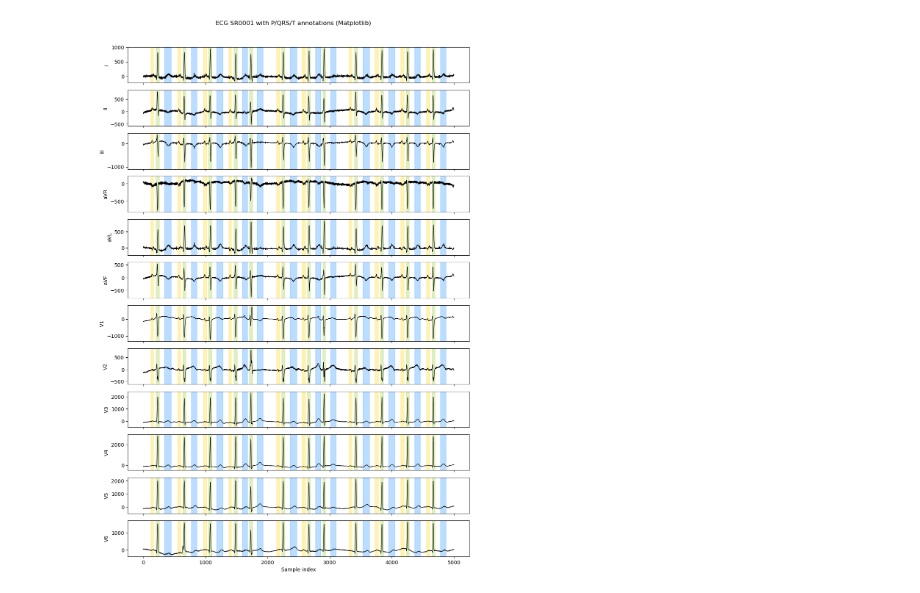
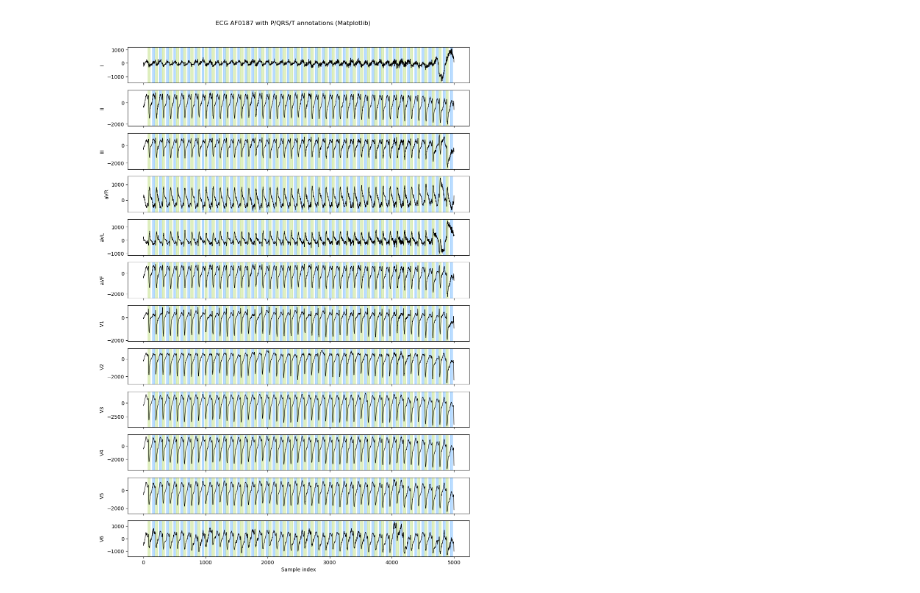
Before and after one commit to orizarchi369/ecg_delineation, a Jupyter notebook: notebooks/Plot_12leads.ipynb, the cells around one changed output. Saved outputs shown, nothing was run; the diff lists cells and outputs as text; code cells hidden in the pictures.

```diff
--- a/notebooks/Plot_12leads.ipynb
+++ b/notebooks/Plot_12leads.ipynb
@@ -21,36 +21,36 @@ def plot_ecg_all_leads(record_id, data_dir_csv, data_dir_ann):
     fig, axes = plt.subplots(12, 1, figsize=(12, 18), sharex=True)
 
     for i, lead in enumerate(leads):
         axes[i].plot(sig[i], linewidth=0.8, color="black")
         axes[i].set_ylabel(lead)
 
         suffix = lead_to_suffix[lead]
         anno_file = os.path.join(data_dir_ann, f"{record_id}.{suffix}.txt")
 
         if os.path.exists(anno_file):
             anno = pd.read_csv(
                 anno_file, skiprows=1, header=None,
                 names=["type", "start", "end"],
-                dtype={"type": int, "start": int, "end": int}
+                #dtype={"type": int, "start": int, "end": int}
             )
             colors = {0: "#FFD700", 1: "#9ACD32", 2: "#1E90FF"}
             for _, row in anno.iterrows():
                 axes[i].axvspan(row["start"], row["end"],
                                 alpha=0.3, color=colors.get(row["type"], "gray"))
 
     plt.suptitle(f"ECG {record_id} with P/QRS/T annotations (Matplotlib)", y=0.92)
     plt.xlabel("Sample index")
     plt.show()
 
 
 # Example usage
 plot_ecg_all_leads(
-    "SR0001",
+    "AF0187",
     "/mnt/c/Users/orizarchi/Desktop/Courses/Resting_ECG_Dataset/dat_csv",
     "/mnt/c/Users/orizarchi/Desktop/Courses/Resting_ECG_Dataset/ann_txt"
 )
 # %% [output]
-[figure, old version]
+[figure, new version]
 # %%
 import plotly.graph_objects as go
 import plotly.io as pio
```
Also changed, not shown: parts of 1 cell of this notebook, 11 other files.
